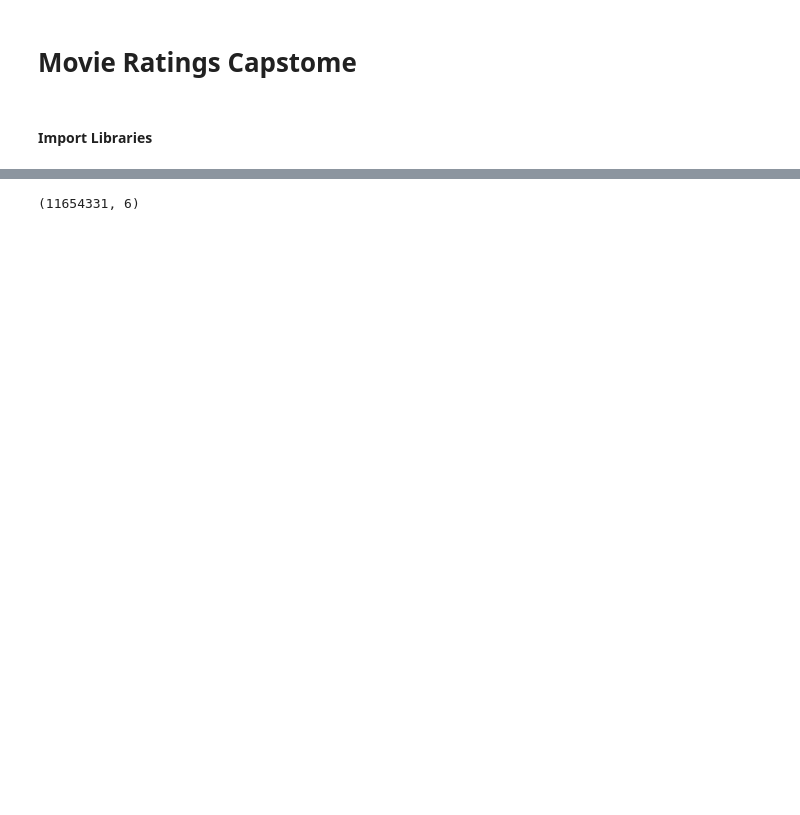
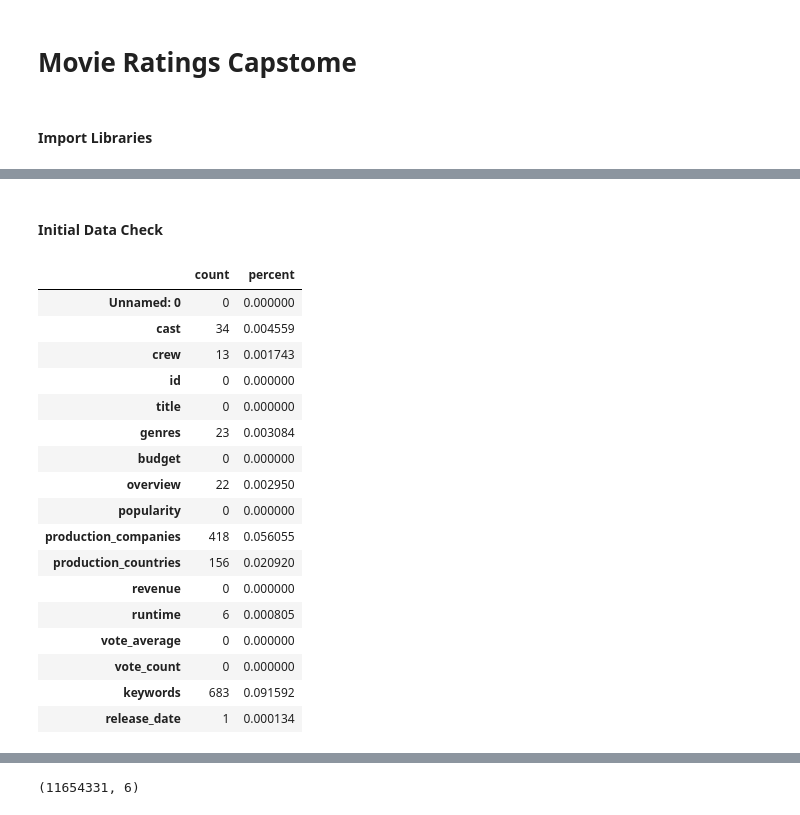
Before and after one commit to Movie-Success-Capstone/Movie-Capstone, a Jupyter notebook: stephen_explore.ipynb, the cells around one changed output, grey strips where cells are left out. Drawn from its saved outputs; the diff is of its cells as text; code cells hidden in the pictures; blank space fills up the shorter version.

```diff
--- a/stephen_explore.ipynb
+++ b/stephen_explore.ipynb
@@ -76,0 +16,2 @@ name_basic.head(1)
+# %%
+raw = prepare.get_dirty_data()
@@ -76,0 +26,25 @@ name_basic.head(1)
+# %% [markdown]
+#### Initial Data Check
+# %%
+# Nulls by Column
+
+prepare.nulls_by_columns(raw)
+# %% [output]
+|  | count | percent |
+| Unnamed: 0 | 0 | 0.000000 |
+| cast | 34 | 0.004559 |
+| crew | 13 | 0.001743 |
+| id | 0 | 0.000000 |
+| title | 0 | 0.000000 |
+| genres | 23 | 0.003084 |
+| budget | 0 | 0.000000 |
+| overview | 22 | 0.002950 |
+| popularity | 0 | 0.000000 |
+| production_companies | 418 | 0.056055 |
+| production_countries | 156 | 0.020920 |
+| revenue | 0 | 0.000000 |
+| runtime | 6 | 0.000805 |
+| vote_average | 0 | 0.000000 |
+| vote_count | 0 | 0.000000 |
+| keywords | 683 | 0.091592 |
+| release_date | 1 | 0.000134 |
```
Also changed, not shown: parts of 29 cells of this notebook.
